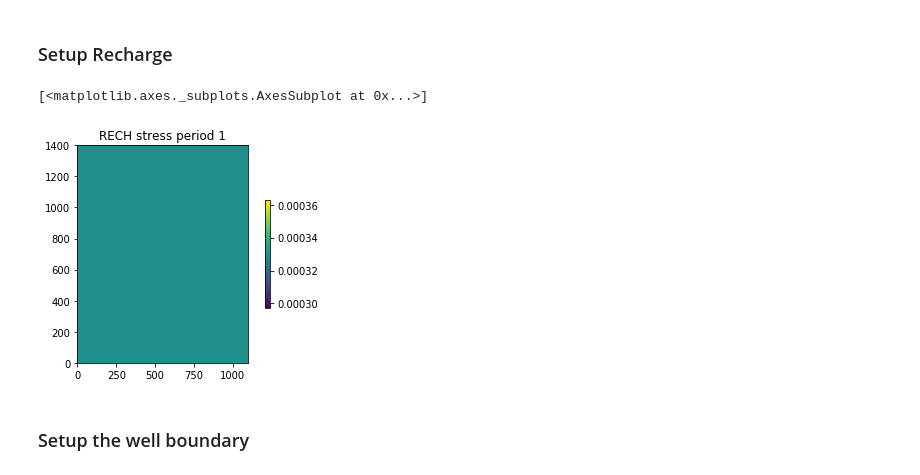
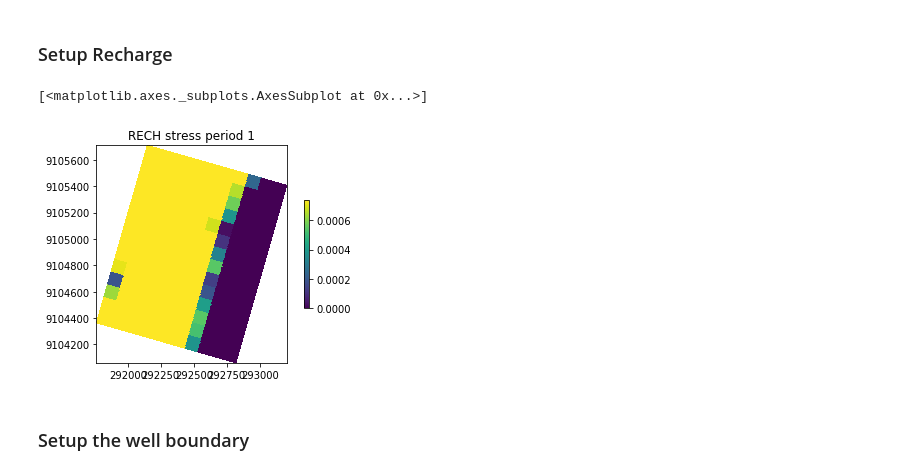
Before and after one commit to inowas/landelino-case-study, a Jupyter notebook: landelino-model.ipynb, the cells around one changed output. Saved outputs shown, nothing was run; the diff lists cells and outputs as text; code cells hidden in the pictures.

```diff
--- a/landelino-model.ipynb
+++ b/landelino-model.ipynb
@@ -187,14 +201,16 @@ ghb.plot()
 # %% [markdown]
 ### Setup Recharge
 # %%
+rch = cbm.rch.rech.array[0][:,extractRowsBetween[0]:extractRowsBetween[1], extractColsBetween[0]:extractColsBetween[1]]
+rch = scale(scaling_factor,rch)
 rech = {}
-rech[0] = 0.00033
+rech[0] = rch
 rch = mf.ModflowRch(ml, rech=rech)
 
 rch.plot()
 # %% [output]
 [<matplotlib.axes._subplots.AxesSubplot at 0x...>]
-[figure, old version]
+[figure, new version]
 # %% [markdown]
 ### Setup the well boundary
 # %% [markdown]
```
Also changed, not shown: parts of 11 cells of this notebook, 14 other files.
